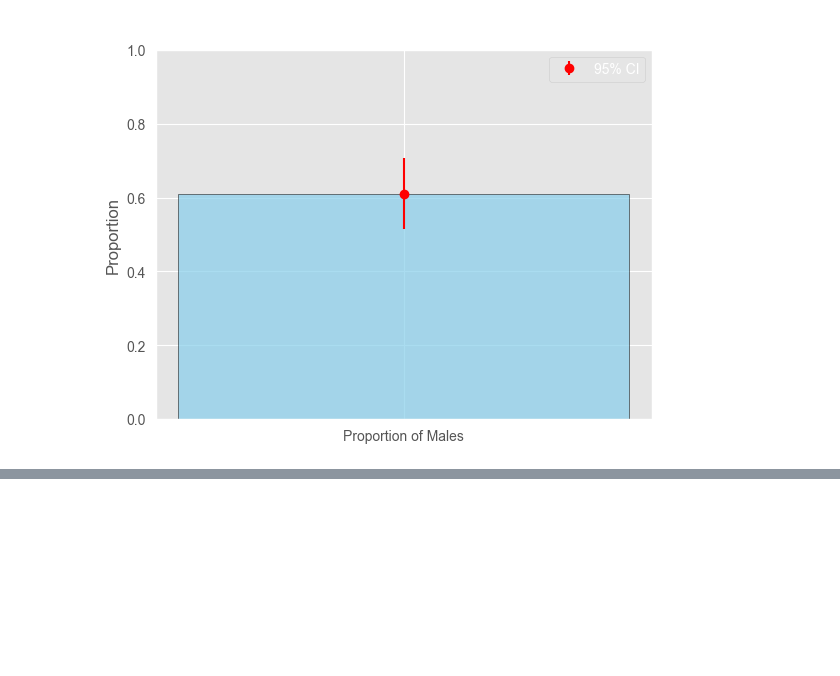
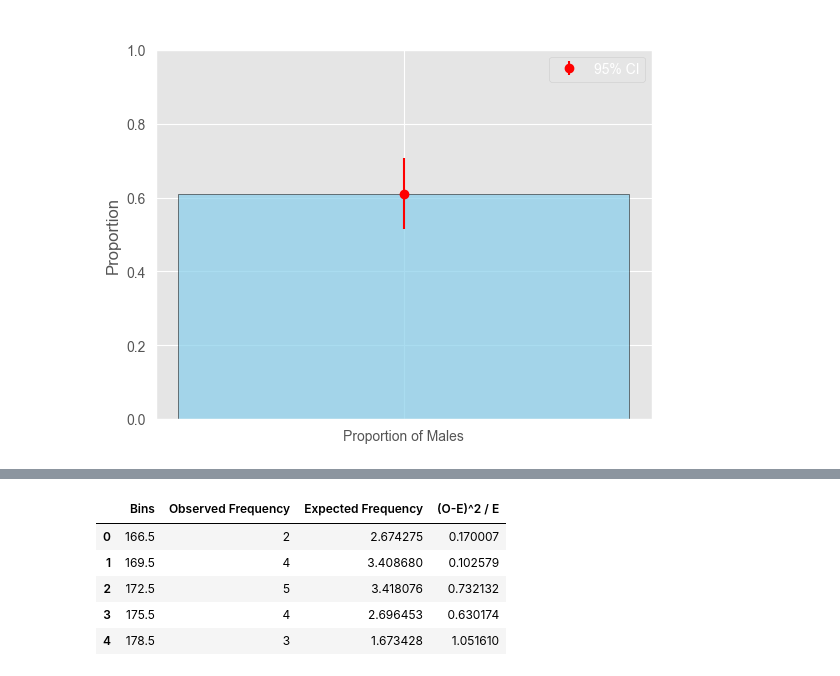
Before and after one commit to dattali18/statistics_msc_course, a Jupyter notebook: code/statistics_project.ipynb, the cells around one changed output, grey strips where cells are left out. Cells and saved outputs as stored; diff of their text form; code cells hidden in the pictures; blank space fills up the shorter version.

```diff
--- a/code/statistics_project.ipynb
+++ b/code/statistics_project.ipynb
@@ -930,0 +1333,13 @@ plt.show()
+# %%
+males_height = df[df['gender']== 1]['height']
+
+# sample ~30%
+sample_size = int(0.3 * len(males_height))
+sample = males_height.sample(n=sample_size, random_state=15)
+
+# use the default pd bins
+observed_freq, bins = np.histogram(sample, bins=5)
+
+# output to the screen so we can see the bins
+height_df = pd.DataFrame({'Bins': bins[:-1], 'Observed Frequency': observed_freq})
+height_df
@@ -930,0 +1353,25 @@ plt.show()
+# %%
+# now add a column for expected frequency assuming normal distribution
+mu = males_height.mean()
+sigma = males_height.std()
+
+# calculate expected frequencies
+expected_freq = []
+for i in range(len(bins)-1):
+    bin_start = bins[i]
+    bin_end = bins[i+1]
+    prob = stats.norm.cdf(bin_end, mu, sigma) - stats.norm.cdf(bin_start, mu, sigma)
+    expected_count = prob * sample_size
+    expected_freq.append(expected_count)
+
+# rename the columns
+height_df['Expected Frequency'] = expected_freq
+height_df['(O-E)^2 / E'] = ((height_df['Observed Frequency'] - height_df['Expected Frequency']) ** 2) / height_df['Expected Frequency']
+height_df
+# %% [output]
+|  | Bins | Observed Frequency | Expected Frequency | (O-E)^2 / E |
+| 0 | 166.5 | 2 | 2.674275 | 0.170007 |
+| 1 | 169.5 | 4 | 3.408680 | 0.102579 |
+| 2 | 172.5 | 5 | 3.418076 | 0.732132 |
+| 3 | 175.5 | 4 | 2.696453 | 0.630174 |
+| 4 | 178.5 | 3 | 1.673428 | 1.051610 |
```
Also changed, not shown: parts of 34 cells of this notebook.
